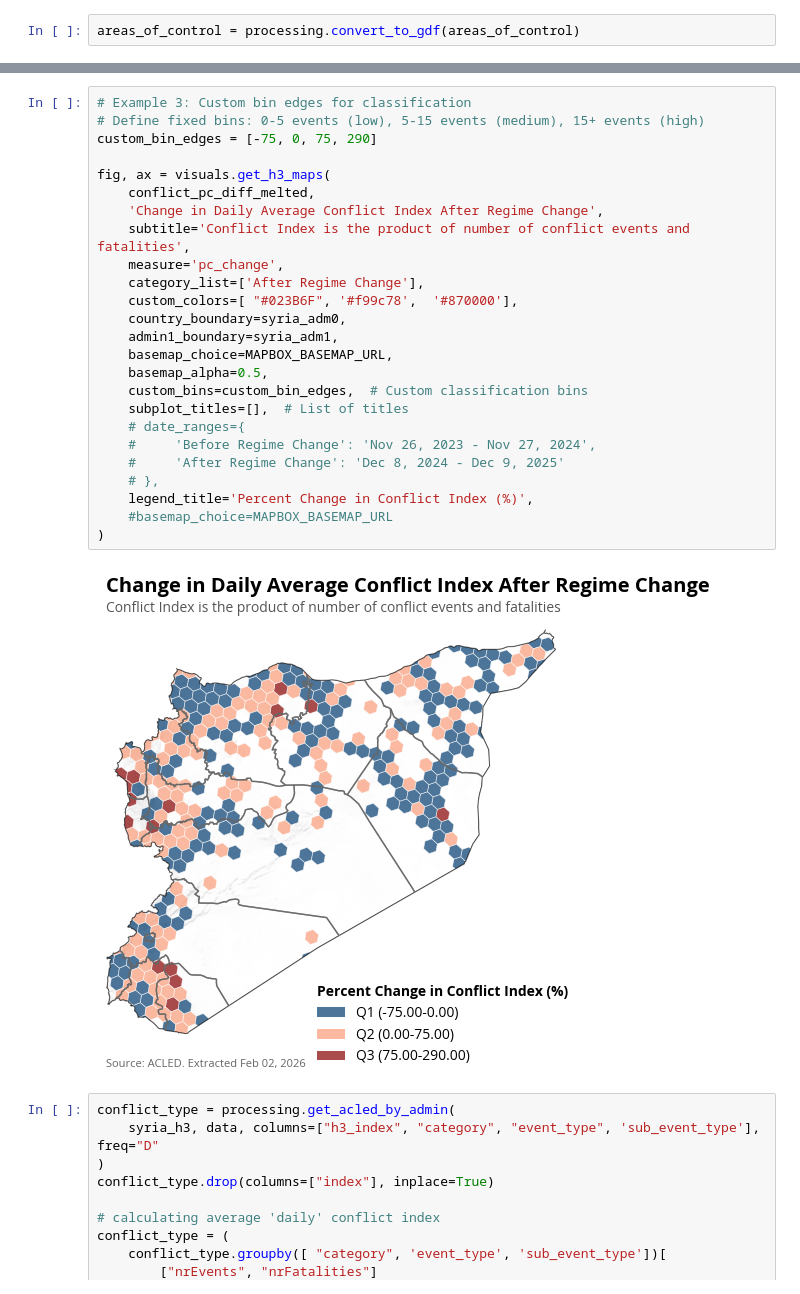
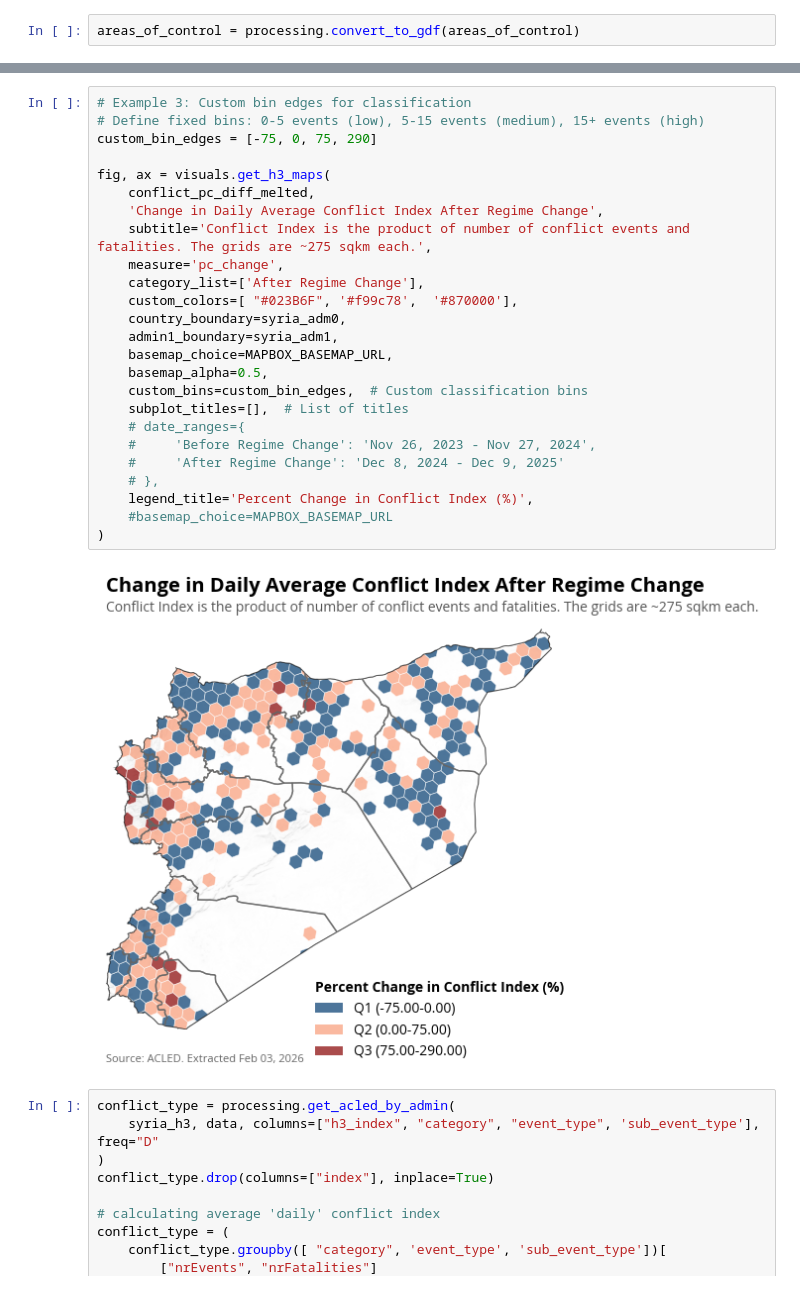
Before and after one commit to datapartnership/syria-economic-monitor, a Jupyter notebook: notebooks/conflict/acled_post_assad.ipynb, the cells around one changed output, grey strips where cells are left out. Drawn from its saved outputs; the diff is of its cells as text.

```diff
--- a/notebooks/conflict/acled_post_assad.ipynb
+++ b/notebooks/conflict/acled_post_assad.ipynb
@@ -351,30 +306,30 @@ plt.show()
 # %%
 # Example 3: Custom bin edges for classification
 # Define fixed bins: 0-5 events (low), 5-15 events (medium), 15+ events (high)
 custom_bin_edges = [-75, 0, 75, 290]
 
 fig, ax = visuals.get_h3_maps(
     conflict_pc_diff_melted,
     'Change in Daily Average Conflict Index After Regime Change',
-    subtitle='Conflict Index is the product of number of conflict events and fatalities',
+    subtitle='Conflict Index is the product of number of conflict events and fatalities. The grids are ~275 sqkm each.',
     measure='pc_change',
     category_list=['After Regime Change'],
     custom_colors=[ "#023B6F", '#f99c78',  '#870000'],
     country_boundary=syria_adm0,
     admin1_boundary=syria_adm1,
     basemap_choice=MAPBOX_BASEMAP_URL,
     basemap_alpha=0.5,
     custom_bins=custom_bin_edges,  # Custom classification bins
     subplot_titles=[],  # List of titles
     # date_ranges={
     #     'Before Regime Change': 'Nov 26, 2023 - Nov 27, 2024',
     #     'After Regime Change': 'Dec 8, 2024 - Dec 9, 2025'
     # },
     legend_title='Percent Change in Conflict Index (%)',
     #basemap_choice=MAPBOX_BASEMAP_URL
 )
 # %% [output]
-[figure, old version]
+[figure, new version]
 # %%
 conflict_type = processing.get_acled_by_admin(
     syria_h3, data, columns=["h3_index", "category", "event_type", 'sub_event_type'], freq="D"
```
Also changed, not shown: parts of 12 cells of this notebook.
